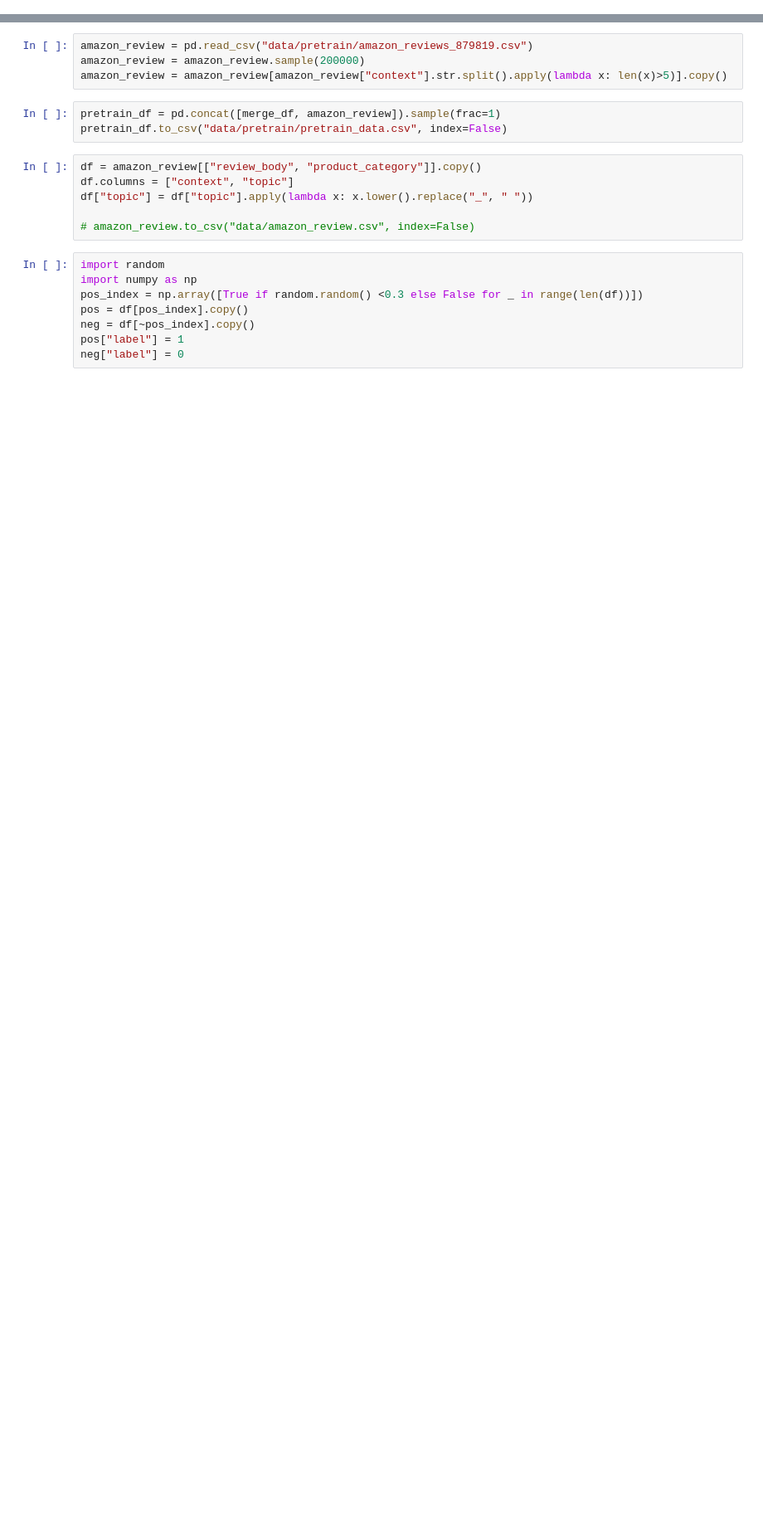
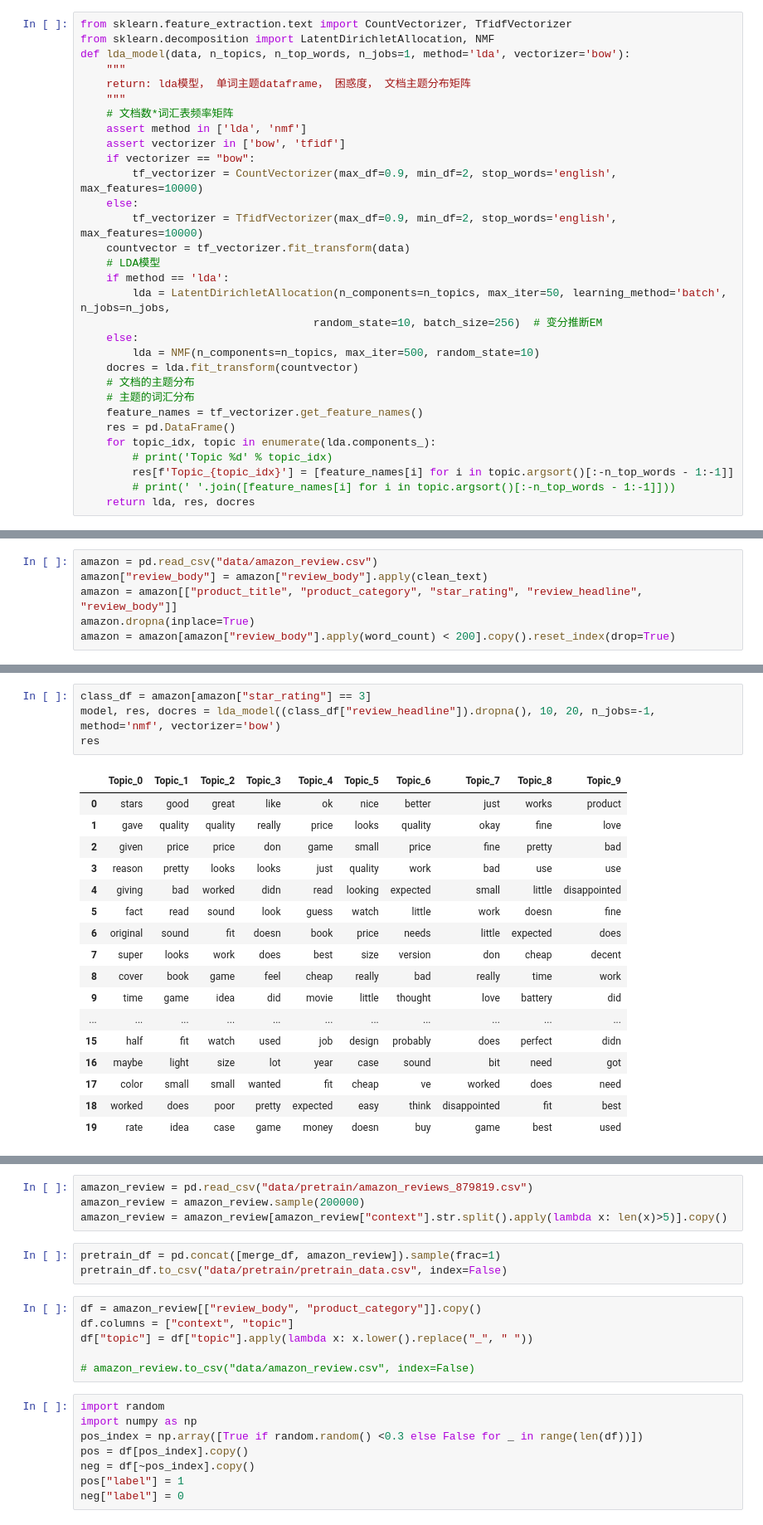
Before and after one commit to lzl19971215/TTEE, a Jupyter notebook: download_data.ipynb, the cells around one changed output, grey strips where cells are left out. Shown at 83% size. Cells and saved outputs as stored; diff of their text form; blank space fills up the shorter version.

Commit message:
update pretrain data

```diff
--- a/download_data.ipynb
+++ b/download_data.ipynb
@@ -67,0 +41,31 @@ merge_df["context"] = merge_df["context"].apply(clean_text)
+# %%
+from sklearn.feature_extraction.text import CountVectorizer, TfidfVectorizer
+from sklearn.decomposition import LatentDirichletAllocation, NMF
+def lda_model(data, n_topics, n_top_words, n_jobs=1, method='lda', vectorizer='bow'):
+    """
+    return: lda模型， 单词主题dataframe， 困惑度， 文档主题分布矩阵
+    """
+    # 文档数*词汇表频率矩阵
+    assert method in ['lda', 'nmf']
+    assert vectorizer in ['bow', 'tfidf']
+    if vectorizer == "bow":
+        tf_vectorizer = CountVectorizer(max_df=0.9, min_df=2, stop_words='english', max_features=10000)
+    else:
+        tf_vectorizer = TfidfVectorizer(max_df=0.9, min_df=2, stop_words='english', max_features=10000)
+    countvector = tf_vectorizer.fit_transform(data)
+    # LDA模型
+    if method == 'lda':
+        lda = LatentDirichletAllocation(n_components=n_topics, max_iter=50, learning_method='batch', n_jobs=n_jobs,
+                                    random_state=10, batch_size=256)  # 变分推断EM
+    else:
+        lda = NMF(n_components=n_topics, max_iter=500, random_state=10)
+    docres = lda.fit_transform(countvector)
+    # 文档的主题分布
+    # 主题的词汇分布
+    feature_names = tf_vectorizer.get_feature_names()
+    res = pd.DataFrame()
+    for topic_idx, topic in enumerate(lda.components_):
+        # print('Topic %d' % topic_idx)
+        res[f'Topic_{topic_idx}'] = [feature_names[i] for i in topic.argsort()[:-n_top_words - 1:-1]]
+        # print(' '.join([feature_names[i] for i in topic.argsort()[:-n_top_words - 1:-1]]))
+    return lda, res, docres
@@ -67,0 +267,6 @@ merge_df["context"] = merge_df["context"].apply(clean_text)
+# %%
+amazon = pd.read_csv("data/amazon_review.csv")
+amazon["review_body"] = amazon["review_body"].apply(clean_text)
+amazon = amazon[["product_title", "product_category", "star_rating", "review_headline", "review_body"]]
+amazon.dropna(inplace=True)
+amazon = amazon[amazon["review_body"].apply(word_count) < 200].copy().reset_index(drop=True)
@@ -67,0 +508,22 @@ merge_df["context"] = merge_df["context"].apply(clean_text)
+# %%
+class_df = amazon[amazon["star_rating"] == 3]
+model, res, docres = lda_model((class_df["review_headline"]).dropna(), 10, 20, n_jobs=-1, method='nmf', vectorizer='bow')
+res
+# %% [output]
+|  | Topic_0 | Topic_1 | Topic_2 | Topic_3 | Topic_4 | Topic_5 | Topic_6 | Topic_7 | Topic_8 | Topic_9 |
+| 0 | stars | good | great | like | ok | nice | better | just | works | product |
+| 1 | gave | quality | quality | really | price | looks | quality | okay | fine | love |
+| 2 | given | price | price | don | game | small | price | fine | pretty | bad |
+| 3 | reason | pretty | looks | looks | just | quality | work | bad | use | use |
+| 4 | giving | bad | worked | didn | read | looking | expected | small | little | disappointed |
+| 5 | fact | read | sound | look | guess | watch | little | work | doesn | fine |
+| 6 | original | sound | fit | doesn | book | price | needs | little | expected | does |
+| 7 | super | looks | work | does | best | size | version | don | cheap | decent |
+| 8 | cover | book | game | feel | cheap | really | bad | really | time | work |
+| 9 | time | game | idea | did | movie | little | thought | love | battery | did |
+| ... | ... | ... | ... | ... | ... | ... | ... | ... | ... | ... |
+| 15 | half | fit | watch | used | job | design | probably | does | perfect | didn |
+| 16 | maybe | light | size | lot | year | case | sound | bit | need | got |
+| 17 | color | small | small | wanted | fit | cheap | ve | worked | does | need |
+| 18 | worked | does | poor | pretty | expected | easy | think | disappointed | fit | best |
+| 19 | rate | idea | case | game | money | doesn | buy | game | best | used |
```
Also changed, not shown: parts of 36 cells of this notebook, 5 other files.
